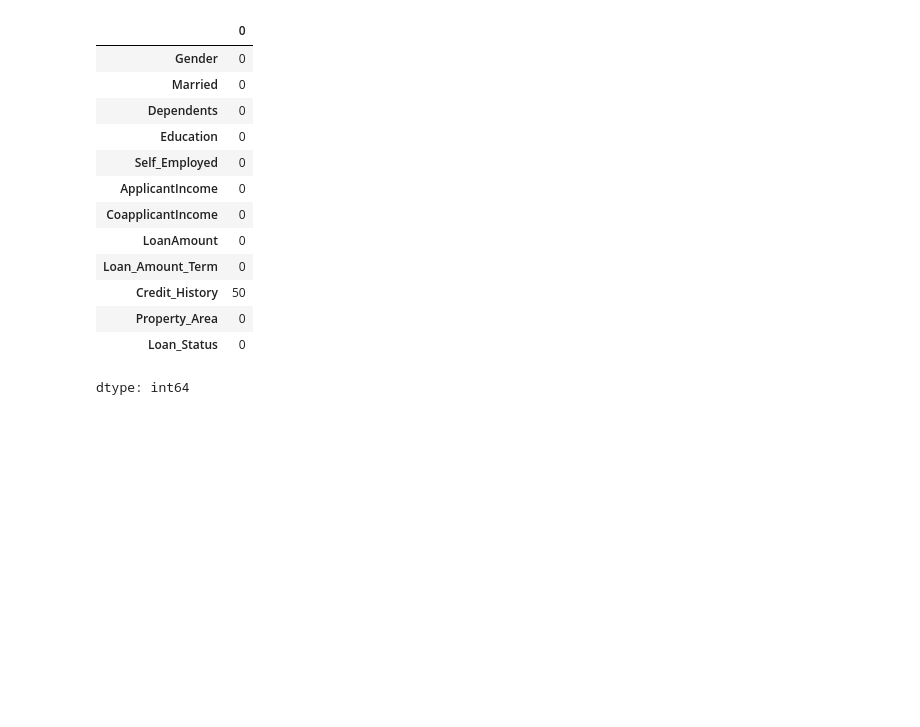
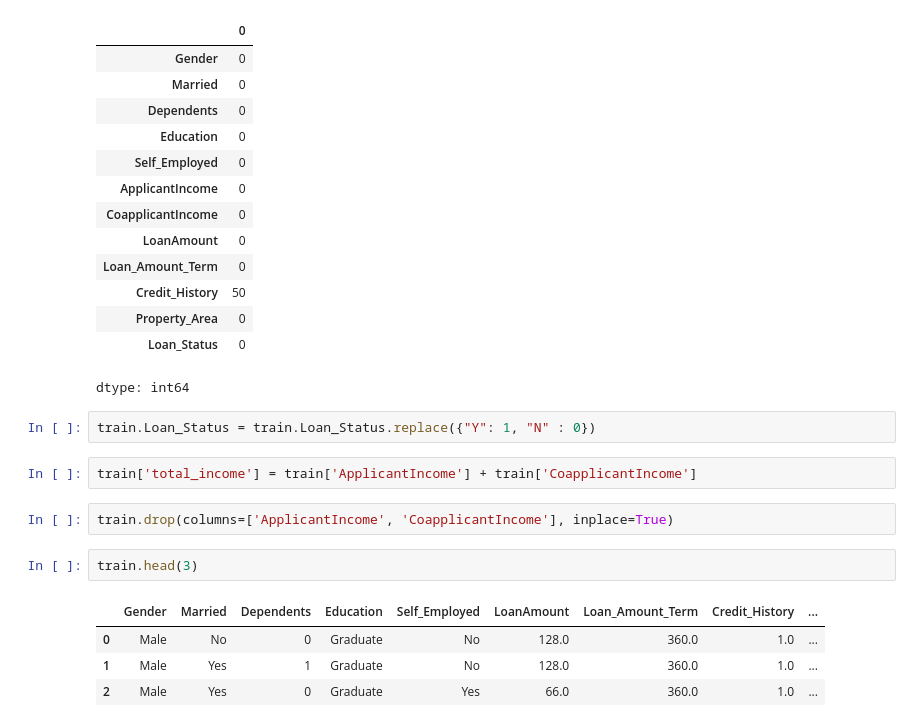
Before and after one commit to bhanu1234566789/ad--nlp, a Jupyter notebook: Loan_Eligibility_prediction.ipynb, the cells around one changed output. Drawn from its saved outputs; the diff is of its cells as text; blank space fills up the shorter version.

```diff
--- a/Loan_Eligibility_prediction.ipynb
+++ b/Loan_Eligibility_prediction.ipynb
@@ -197,3 +197,16 @@ train.isna().sum()
 | Property_Area | 0 |
 | Loan_Status | 0 |
 dtype: int64
+# %%
+train.Loan_Status = train.Loan_Status.replace({"Y": 1, "N" : 0})
+# %%
+train['total_income'] = train['ApplicantIncome'] + train['CoapplicantIncome']
+# %%
+train.drop(columns=['ApplicantIncome', 'CoapplicantIncome'], inplace=True)
+# %%
+train.head(3)
+# %% [output]
+|  | Gender | Married | Dependents | Education | Self_Employed | LoanAmount | Loan_Amount_Term | Credit_History | ... |
+| 0 | Male | No | 0 | Graduate | No | 128.0 | 360.0 | 1.0 | ... |
+| 1 | Male | Yes | 1 | Graduate | No | 128.0 | 360.0 | 1.0 | ... |
+| 2 | Male | Yes | 0 | Graduate | Yes | 66.0 | 360.0 | 1.0 | ... |
```
Also changed, not shown: parts of 2 cells of this notebook.
